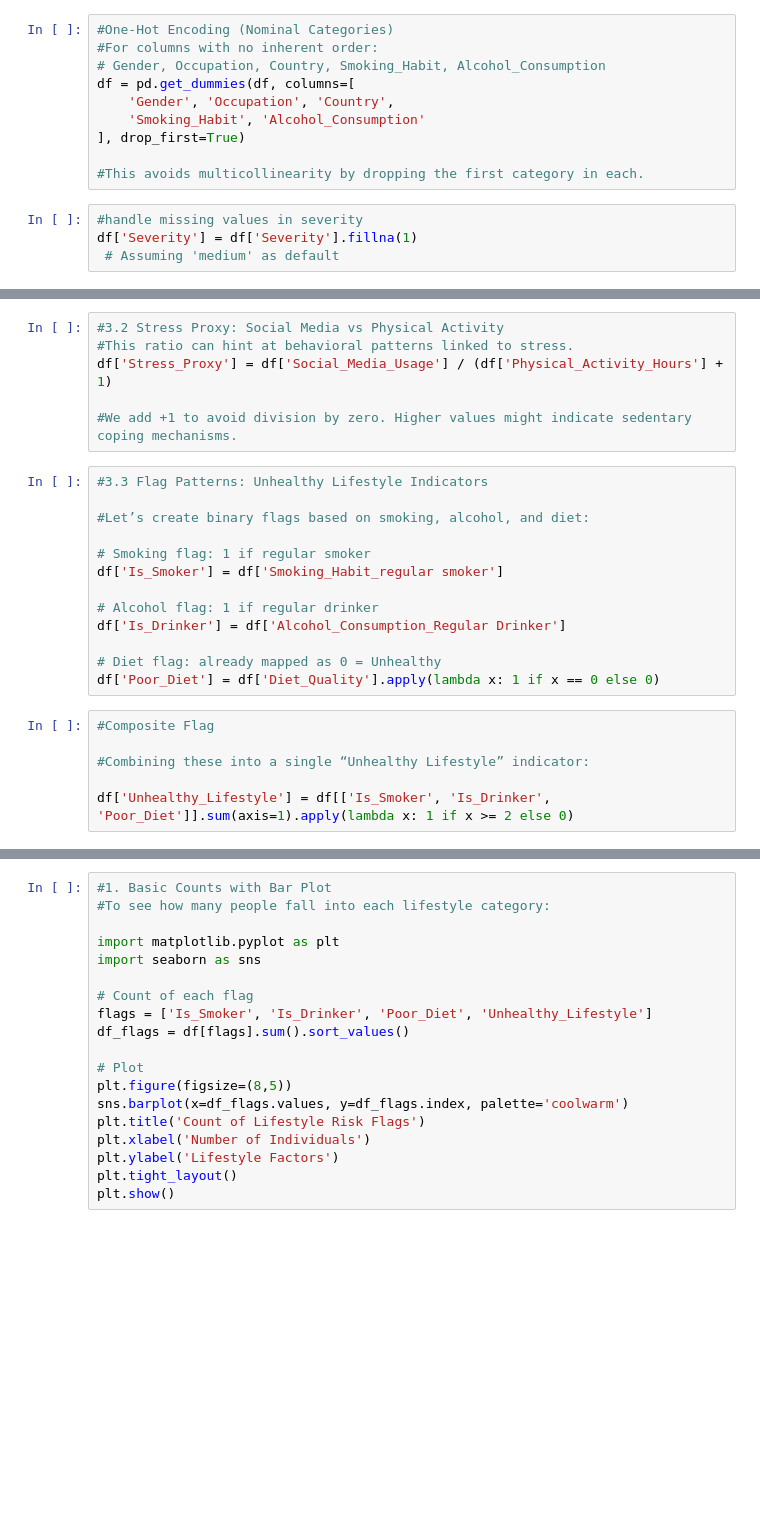
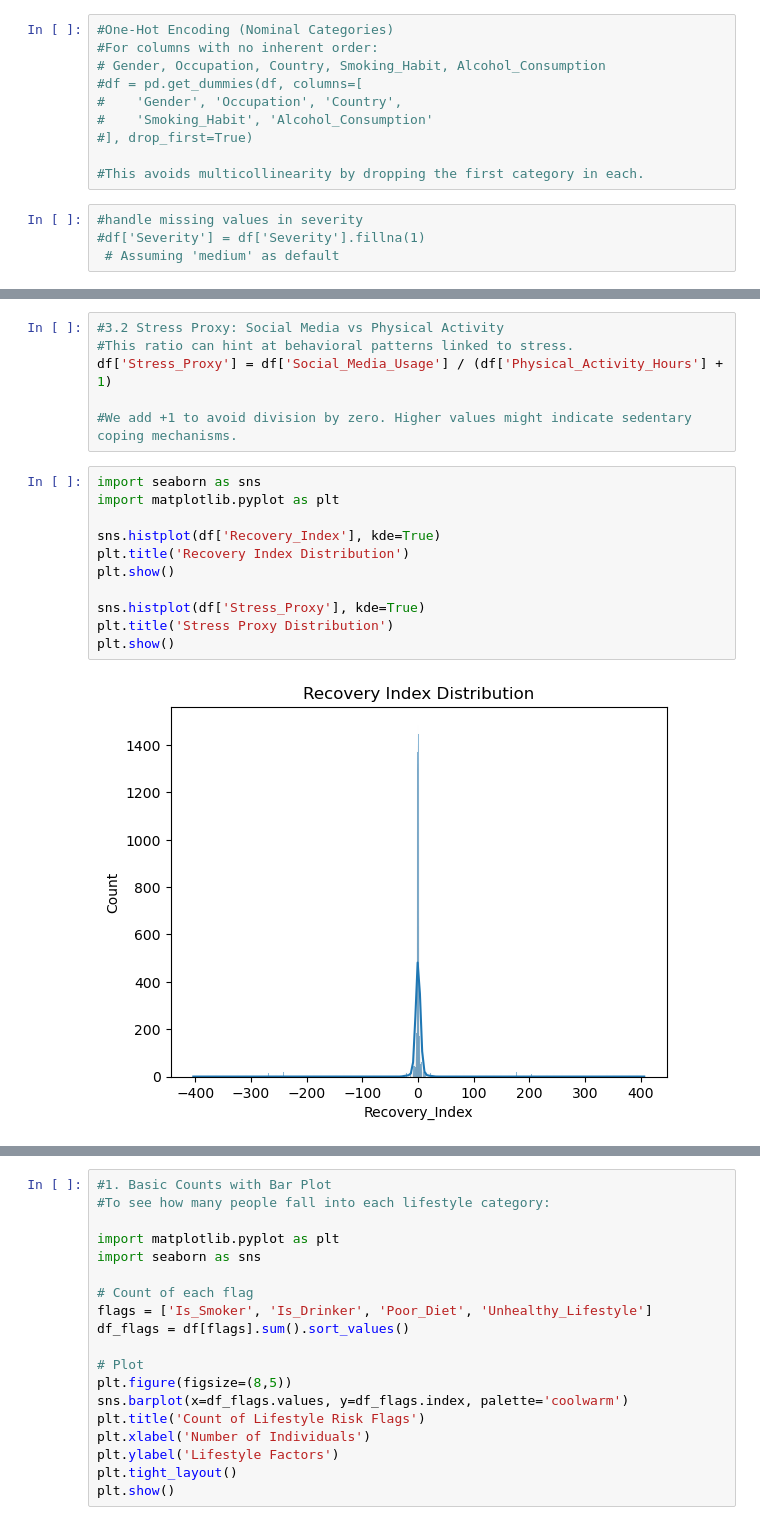
Before and after one commit to Candlaml/Mental-health-predictor, a Jupyter notebook: 1. Data_cleaning & Encoding.ipynb, the cells around one changed output, grey strips where cells are left out. Drawn from its saved outputs; the diff is of its cells as text; blank space fills up the shorter version.

```diff
--- a/1. Data_cleaning & Encoding.ipynb
+++ b/1. Data_cleaning & Encoding.ipynb
@@ -142,13 +147,13 @@ df['Diet_Quality'] = df['Diet_Quality'].map(diet_map)
 #One-Hot Encoding (Nominal Categories)
 #For columns with no inherent order:
 # Gender, Occupation, Country, Smoking_Habit, Alcohol_Consumption
-df = pd.get_dummies(df, columns=[
-    'Gender', 'Occupation', 'Country',
-    'Smoking_Habit', 'Alcohol_Consumption'
-], drop_first=True)
+#df = pd.get_dummies(df, columns=[
+#    'Gender', 'Occupation', 'Country',
+#    'Smoking_Habit', 'Alcohol_Consumption'
+#], drop_first=True)
 
 #This avoids multicollinearity by dropping the first category in each.
 # %%
 #handle missing values in severity
-df['Severity'] = df['Severity'].fillna(1)
+#df['Severity'] = df['Severity'].fillna(1)
  # Assuming 'medium' as default
@@ -166,22 +573,16 @@ df['Recovery_Index'] = df['Sleep_Hours'] / df['Work_Hours']
 df['Stress_Proxy'] = df['Social_Media_Usage'] / (df['Physical_Activity_Hours'] + 1)
 
 #We add +1 to avoid division by zero. Higher values might indicate sedentary coping mechanisms.
-# %%
-#3.3 Flag Patterns: Unhealthy Lifestyle Indicators
-
-#Let’s create binary flags based on smoking, alcohol, and diet:
-
-# Smoking flag: 1 if regular smoker
-df['Is_Smoker'] = df['Smoking_Habit_regular smoker']
-
-# Alcohol flag: 1 if regular drinker
-df['Is_Drinker'] = df['Alcohol_Consumption_Regular Drinker']
-
-# Diet flag: already mapped as 0 = Unhealthy
-df['Poor_Diet'] = df['Diet_Quality'].apply(lambda x: 1 if x == 0 else 0)
-# %%
-#Composite Flag
-
-#Combining these into a single “Unhealthy Lifestyle” indicator:
-
-df['Unhealthy_Lifestyle'] = df[['Is_Smoker', 'Is_Drinker', 'Poor_Diet']].sum(axis=1).apply(lambda x: 1 if x >= 2 else 0)
+# %%
+import seaborn as sns
+import matplotlib.pyplot as plt
+
+sns.histplot(df['Recovery_Index'], kde=True)
+plt.title('Recovery Index Distribution')
+plt.show()
+
+sns.histplot(df['Stress_Proxy'], kde=True)
+plt.title('Stress Proxy Distribution')
+plt.show()
+# %% [output]
+[figure, added]
```
Also changed, not shown: parts of 36 cells of this notebook, 2 other files.
